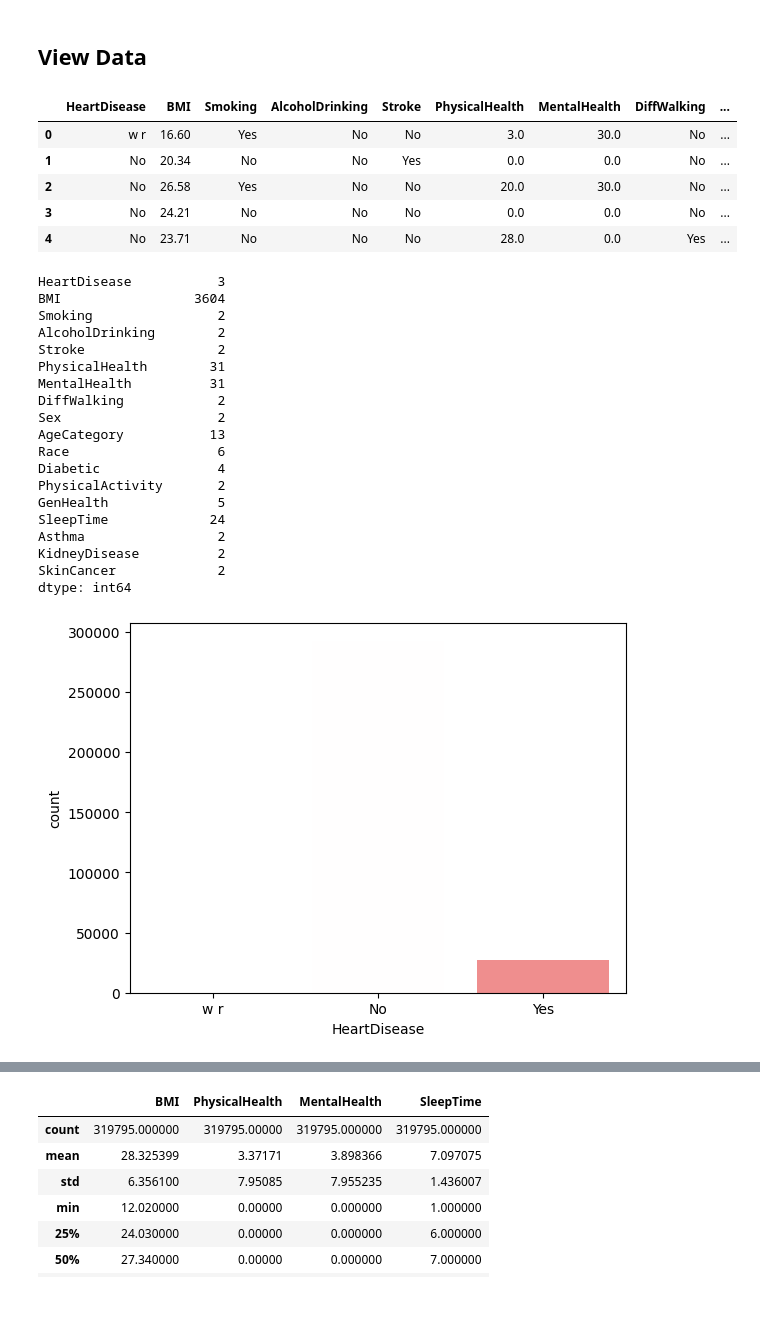
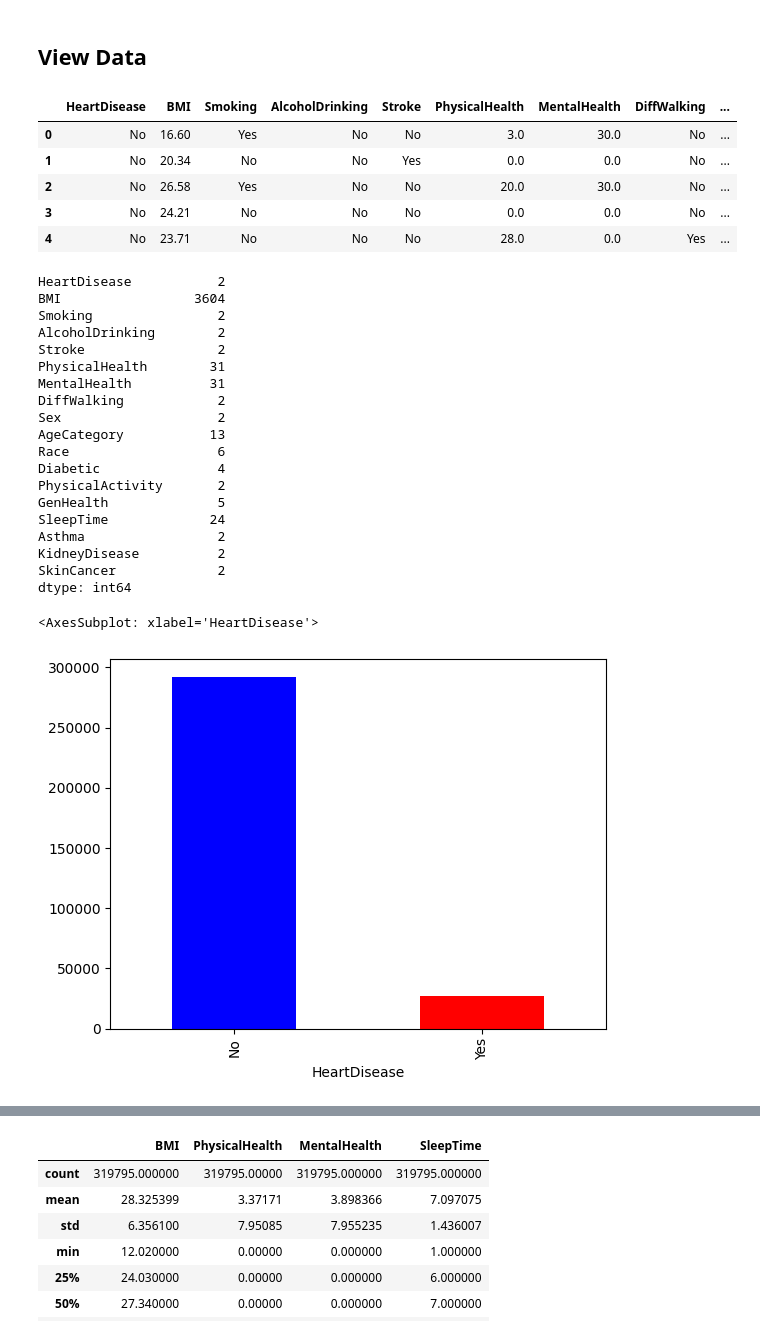
Before and after one commit to nour-aldin/Heart-Disease-Detection, a Jupyter notebook: code/Data Visualization.ipynb, the cells around one changed output, grey strips where cells are left out. Drawn from its saved outputs; the diff is of its cells as text; code cells hidden in the pictures; blank space fills up the shorter version.

Commit message:
visualization added

```diff
--- a/code/Data Visualization.ipynb
+++ b/code/Data Visualization.ipynb
@@ -6,11 +6,11 @@ import seaborn as sns
 ## View Data
 # %%
 # Read the data
-data = pd.read_csv('../heart_2020_cleaned.csv')
+data = pd.read_csv('../Data/heart_2020_cleaned.csv')
 data.head()
 # %% [output]
 |  | HeartDisease | BMI | Smoking | AlcoholDrinking | Stroke | PhysicalHealth | MentalHealth | DiffWalking | ... |
-| 0 | w r | 16.60 | Yes | No | No | 3.0 | 30.0 | No | ... |
+| 0 | No | 16.60 | Yes | No | No | 3.0 | 30.0 | No | ... |
 | 1 | No | 20.34 | No | No | Yes | 0.0 | 0.0 | No | ... |
 | 2 | No | 26.58 | Yes | No | No | 20.0 | 30.0 | No | ... |
 | 3 | No | 24.21 | No | No | No | 0.0 | 0.0 | No | ... |
@@ -19,7 +19,7 @@ data.head()
 # show columns with how many categories
 data.nunique()
 # %% [output]
-HeartDisease           3
+HeartDisease           2
 BMI                 3604
 Smoking                2
 AlcoholDrinking        2
@@ -40,10 +40,13 @@ SkinCancer             2
 dtype: int64
 # %%
 # show heart disease distribution graph
-sns.countplot(x=data['HeartDisease'], data=data, palette="bwr")
-plt.show()
+# sns.countplot(x=data['HeartDisease'], data=data, palette="bwr")
+# plt.show()
+# another way to show heart disease distribution graph
+data['HeartDisease'].value_counts().plot(kind='bar', color=["blue", "red"])
 # %% [output]
+<AxesSubplot: xlabel='HeartDisease'>
-[figure, old version]
+[figure, new version]
 # %%
 # show all columns distribution as a pie chart
 arr = ['BMI', 'PhysicalHealth', 'MentalHealth', 'SleepTime']
```
Also changed, not shown: parts of 4 cells of this notebook, 1 other file.
